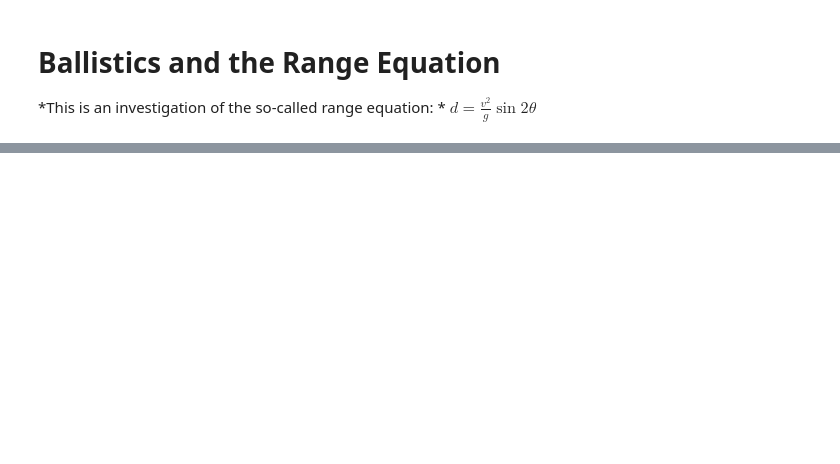
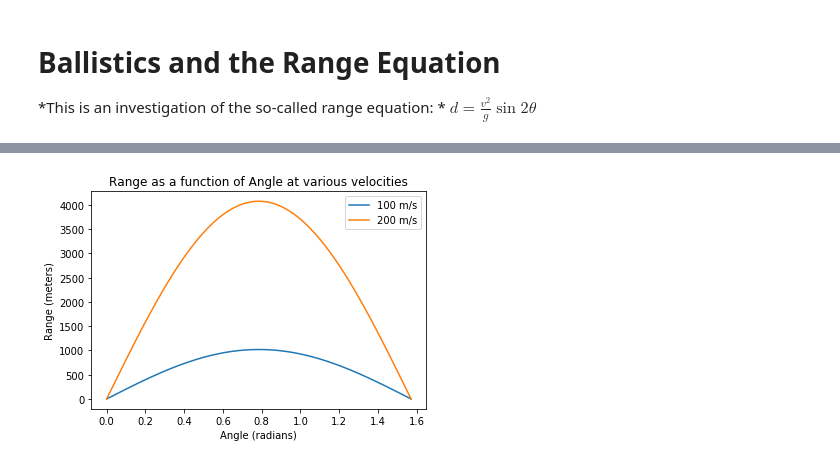
Before and after one commit to ellaedmonds/datascience, a Jupyter notebook: ballistics.ipynb, the cells around one changed output, grey strips where cells are left out. Cells and saved outputs as stored; diff of their text form; code cells hidden in the pictures; blank space fills up the shorter version.

```diff
--- a/ballistics.ipynb
+++ b/ballistics.ipynb
@@ -44,0 +50,14 @@ plt.show()
+# %%
+angleradians = []
+for n in angledegrees:
+    angleradians.append(radians(n))
+plt.plot(angleradians,rangeformula(100,angledegrees),label="100 m/s")
+plt.legend()
+plt.plot(angleradians,rangeformula(200,angledegrees),label="200 m/s")
+plt.legend()
+plt.title("Range as a function of Angle at various velocities")
+plt.xlabel("Angle (radians)")
+plt.ylabel("Range (meters)")
+plt.show()
+# %% [output]
+[figure, added]
```
Also changed, not shown: parts of 6 cells of this notebook.
